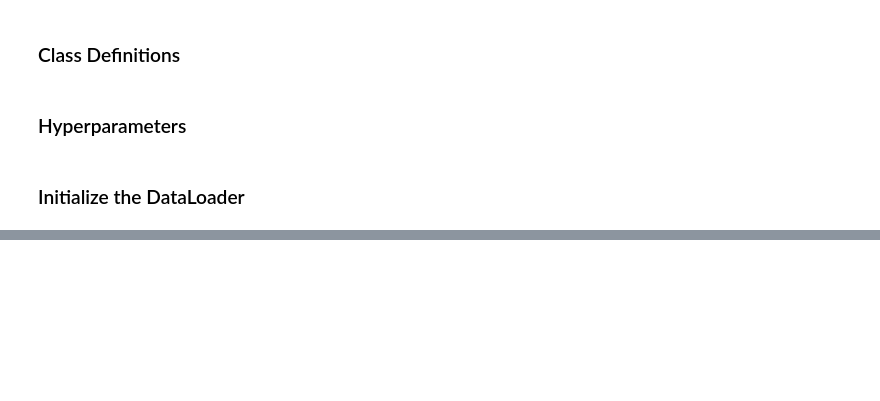
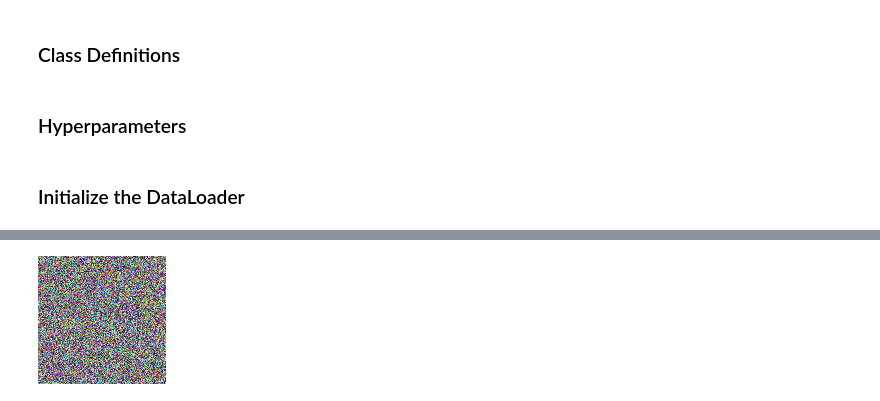
Before and after one commit to athmihir/Causal-Diffusion-Model, a Jupyter notebook: visualize.ipynb, the cells around one changed output, grey strips where cells are left out. Saved outputs shown, nothing was run; the diff lists cells and outputs as text; code cells hidden in the pictures; blank space fills up the shorter version.

```diff
--- a/visualize.ipynb
+++ b/visualize.ipynb
@@ -217,0 +225,11 @@ torch.save(net, 'model.pt')
+# %%
+
+# Sampling loop
+noise_scheduler.set_timesteps(999)  # Adjust steps as needed
+for t in noise_scheduler.timesteps:
+    with torch.no_grad():
+        noise_pred = net(latents, t).sample  # Predict noise
+    latents = noise_scheduler.step(noise_pred, t, latents).prev_sample
+visualize_image(latents[0])
+# %% [output]
+[figure, added]
```
Also changed, not shown: parts of 10 cells of this notebook.
